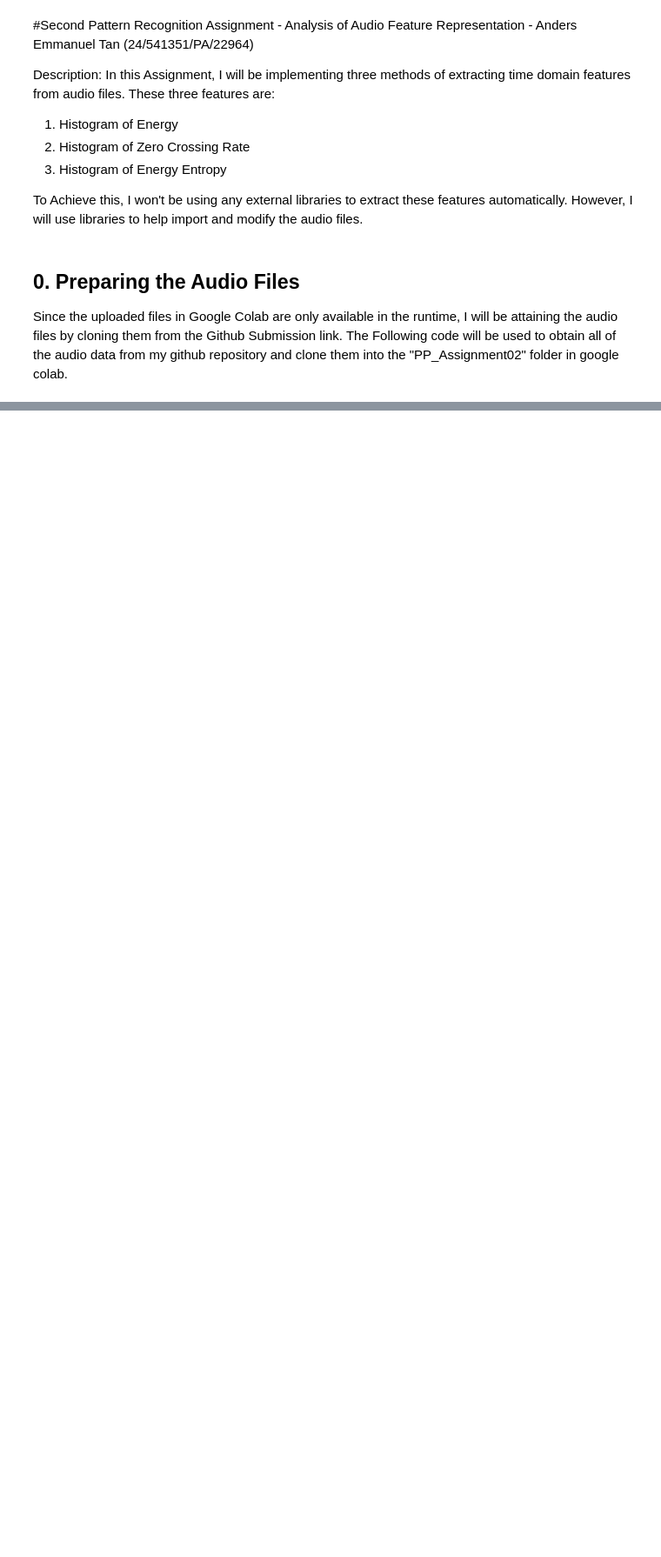
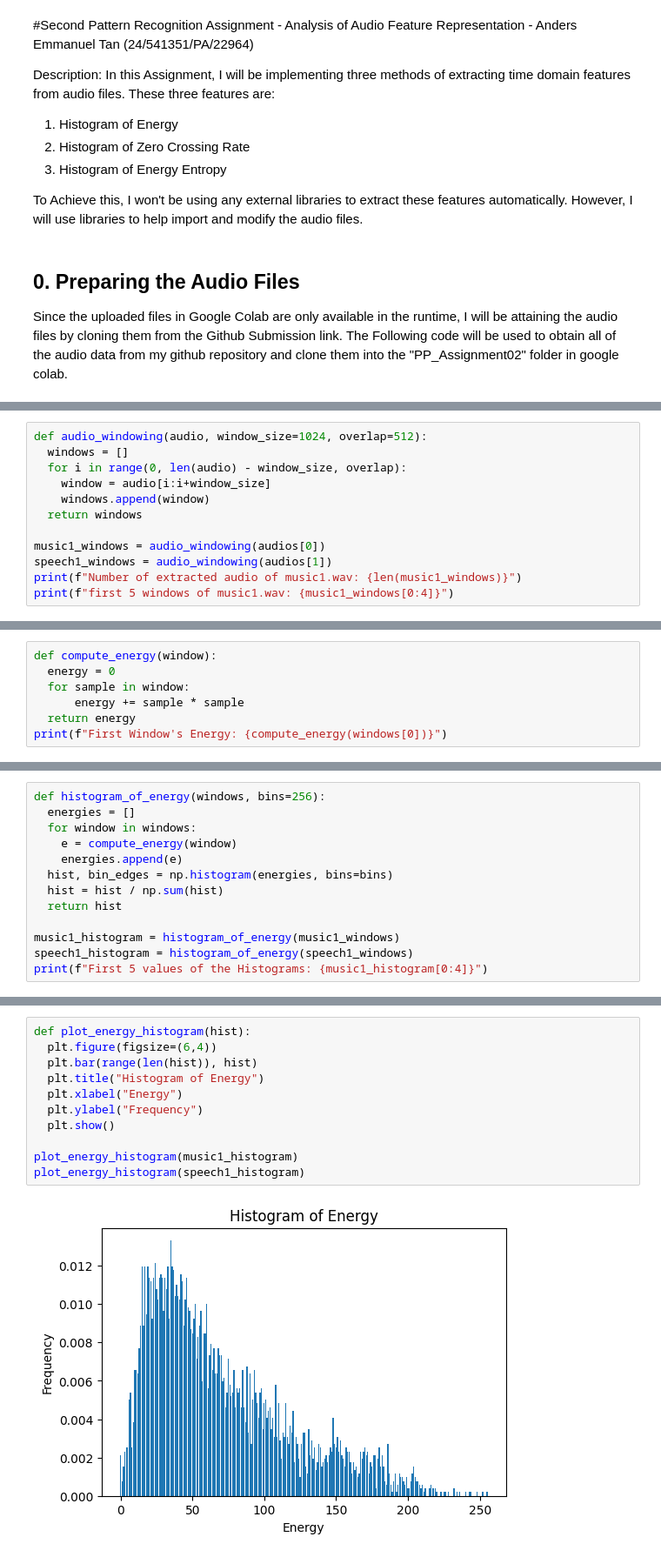
Before and after one commit to Plumz17/PP_Assignment02, a Jupyter notebook: PP_Assignment02.ipynb, the cells around one changed output, grey strips where cells are left out. Shown at 87% size. Saved outputs shown, nothing was run; the diff lists cells and outputs as text; blank space fills up the shorter version.

```diff
--- a/PP_Assignment02.ipynb
+++ b/PP_Assignment02.ipynb
@@ -19,0 +84,12 @@ Since the uploaded files in Google Colab are only available in the runtime, I wi
+# %%
+def audio_windowing(audio, window_size=1024, overlap=512):
+  windows = []
+  for i in range(0, len(audio) - window_size, overlap):
+    window = audio[i:i+window_size]
+    windows.append(window)
+  return windows
+
+music1_windows = audio_windowing(audios[0])
+speech1_windows = audio_windowing(audios[1])
+print(f"Number of extracted audio of music1.wav: {len(music1_windows)}")
+print(f"first 5 windows of music1.wav: {music1_windows[0:4]}")
@@ -19,0 +104,7 @@ Since the uploaded files in Google Colab are only available in the runtime, I wi
+# %%
+def compute_energy(window):
+  energy = 0
+  for sample in window:
+      energy += sample * sample
+  return energy
+print(f"First Window's Energy: {compute_energy(windows[0])}")
@@ -19,0 +115,13 @@ Since the uploaded files in Google Colab are only available in the runtime, I wi
+# %%
+def histogram_of_energy(windows, bins=256):
+  energies = []
+  for window in windows:
+    e = compute_energy(window)
+    energies.append(e)
+  hist, bin_edges = np.histogram(energies, bins=bins)
+  hist = hist / np.sum(hist)
+  return hist
+
+music1_histogram = histogram_of_energy(music1_windows)
+speech1_histogram = histogram_of_energy(speech1_windows)
+print(f"First 5 values of the Histograms: {music1_histogram[0:4]}")
@@ -19,0 +130,13 @@ Since the uploaded files in Google Colab are only available in the runtime, I wi
+# %%
+def plot_energy_histogram(hist):
+  plt.figure(figsize=(6,4))
+  plt.bar(range(len(hist)), hist)
+  plt.title("Histogram of Energy")
+  plt.xlabel("Energy")
+  plt.ylabel("Frequency")
+  plt.show()
+
+plot_energy_histogram(music1_histogram)
+plot_energy_histogram(speech1_histogram)
+# %% [output]
+[figure, added]
```
Also changed, not shown: parts of 15 cells of this notebook.
